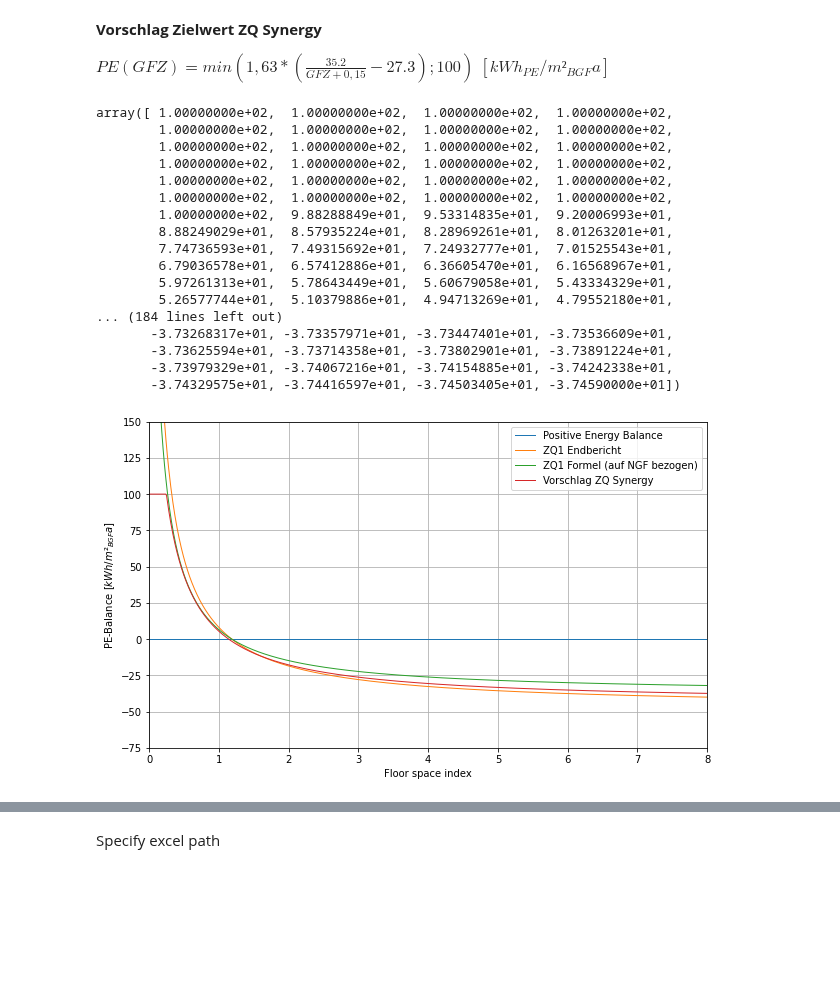
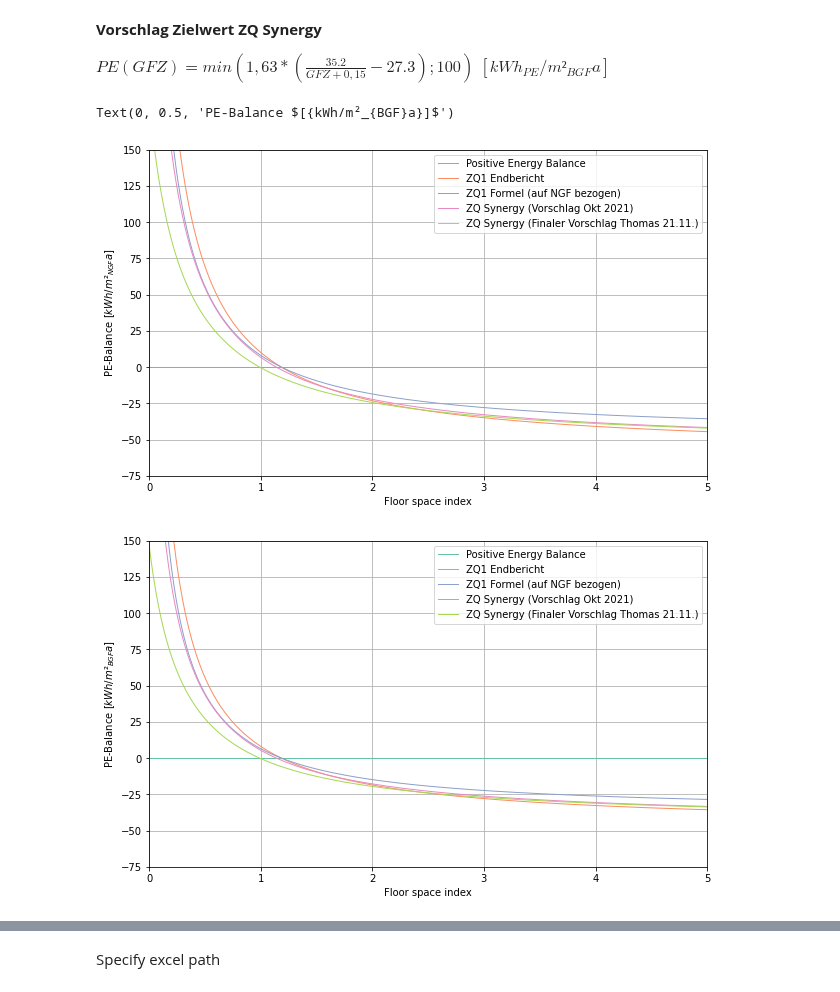
Before and after one commit to simonschaluppe/peexcel, a Jupyter notebook: peexcel/Analysis/Varianten_Analyse.ipynb, the cells around one changed output, grey strips where cells are left out. Drawn from its saved outputs; the diff is of its cells as text; code cells hidden in the pictures; blank space fills up the shorter version.

```diff
--- a/peexcel/Analysis/Varianten_Analyse.ipynb
+++ b/peexcel/Analysis/Varianten_Analyse.ipynb
@@ -15,38 +15,3 @@ warnings.filterwarnings("ignore")
 **Vorschlag Zielwert ZQ Synergy**
 
 $PE(GFZ)= min( 1,63*(\frac{35.2}{GFZ+0,15}-27.3) ; 100) $     $[kWh_{PE}/m²_{BGF}a]$
-# %%
-# ZQ Austria Vorschlag
-
-GFZ = np.linspace(0.0, 8, 800) #min, max, steps
-def target(
-        GFZ=GFZ,
-        fPE=1.63, # OIB 2019 Jahresmittel
-        A=35.2,
-        dx=0.15,
-        EUI=27.3,
-        cutoff=100,
-        scale=1
-) -> pd.DataFrame:
-    curve = (fPE * (A/(dx + GFZ) - EUI )) * scale
-    return np.minimum(curve, cutoff) if cutoff else curve
-
-target()
-# %% [output]
-array([ 1.00000000e+02,  1.00000000e+02,  1.00000000e+02,  1.00000000e+02,
-        1.00000000e+02,  1.00000000e+02,  1.00000000e+02,  1.00000000e+02,
-        1.00000000e+02,  1.00000000e+02,  1.00000000e+02,  1.00000000e+02,
-        1.00000000e+02,  1.00000000e+02,  1.00000000e+02,  1.00000000e+02,
-        1.00000000e+02,  1.00000000e+02,  1.00000000e+02,  1.00000000e+02,
-        1.00000000e+02,  1.00000000e+02,  1.00000000e+02,  1.00000000e+02,
-        1.00000000e+02,  9.88288849e+01,  9.53314835e+01,  9.20006993e+01,
-        8.88249029e+01,  8.57935224e+01,  8.28969261e+01,  8.01263201e+01,
-        7.74736593e+01,  7.49315692e+01,  7.24932777e+01,  7.01525543e+01,
-        6.79036578e+01,  6.57412886e+01,  6.36605470e+01,  6.16568967e+01,
-        5.97261313e+01,  5.78643449e+01,  5.60679058e+01,  5.43334329e+01,
-        5.26577744e+01,  5.10379886e+01,  4.94713269e+01,  4.79552180e+01,
-... (184 lines left out)
-       -3.73268317e+01, -3.73357971e+01, -3.73447401e+01, -3.73536609e+01,
-       -3.73625594e+01, -3.73714358e+01, -3.73802901e+01, -3.73891224e+01,
-       -3.73979329e+01, -3.74067216e+01, -3.74154885e+01, -3.74242338e+01,
-       -3.74329575e+01, -3.74416597e+01, -3.74503405e+01, -3.74590000e+01])
@@ -53,8 +27,29 @@ array([ 1.00000000e+02,  1.00000000e+02,  1.00000000e+02,  1.00000000e+02,
 # %%
 PEQ_alfa = pd.DataFrame({
     "Positive Energy Balance":np.zeros(len(GFZ)),
     "ZQ1 Endbericht":target(GFZ, A=37, dx=0.085,EUI=29.14, cutoff=None),
     "ZQ1 Formel (auf NGF bezogen)":
         target(GFZ, A=37, dx=0.085,EUI=29.14, fPE=1.63*0.8, cutoff=None),
-    "Vorschlag ZQ Synergy": target(GFZ),
+    "ZQ Synergy (Vorschlag Okt 2021)": target(GFZ),
+    "ZQ Synergy (Finaler Vorschlag Thomas 21.11.)": target(GFZ, dx=0.3),
+    # "ZQ Synergy (Vorschlag Simon I 21.11.)": target(GFZ, dx=0.18, EUI=30),
+    # "ZQ Synergy (Vorschlag Simon II 21.11.)": target(GFZ, dx=0.25, A=40, EUI=30),
 }, index=GFZ)
+
+PEQ_alfa_NGF = PEQ_alfa / 0.8
+
+
+
+fig, ax = plt.subplots(1,1, figsize=(10,6))
+plot_context_factor(ax, df=PEQ_alfa_NGF)
+ax.set_ylabel("PE-Balance $[{kWh/m²_{NGF}a}]$")
+
+
+
+fig, ax = plt.subplots(1,1, figsize=(10,6))
+plot_context_factor(ax, df=PEQ_alfa)
+ax.set_ylabel("PE-Balance $[{kWh/m²_{BGF}a}]$")
+# %% [output]
+Text(0, 0.5, 'PE-Balance $[{kWh/m²_{BGF}a}]$')
+[figure, added]
+[figure, added]
@@ -72,5 +55,0 @@ def plot_context_factor(ax, df, ylims=(-75,150), xlims=(0,8), no_legend=False):
-# %%
-fig, ax = plt.subplots(1,1, figsize=(10,6))
-plot_context_factor(ax, df=PEQ_alfa)
-# %% [output]
-[figure, removed]
```
Also changed, not shown: parts of 14 cells of this notebook, 11 other files.
